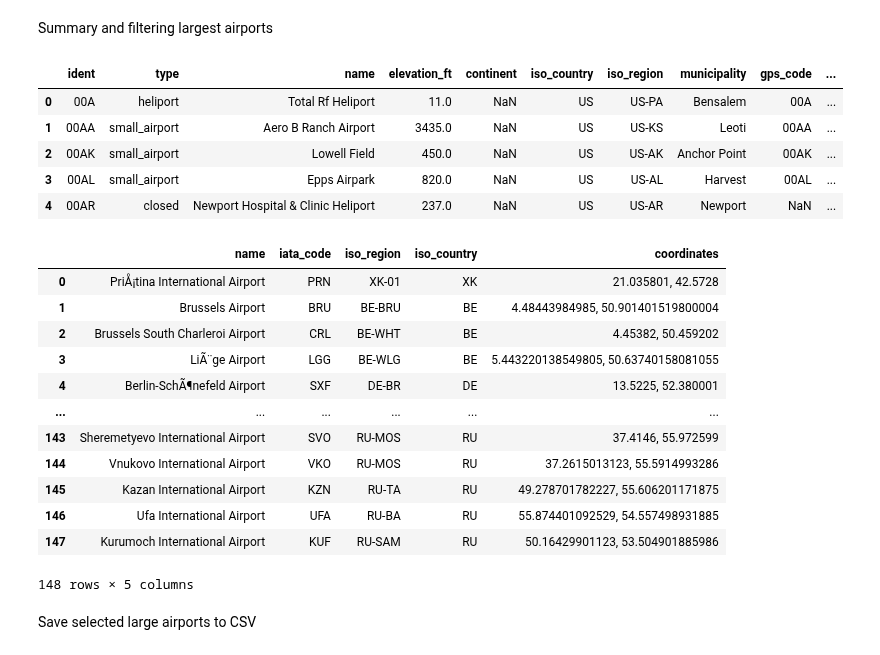
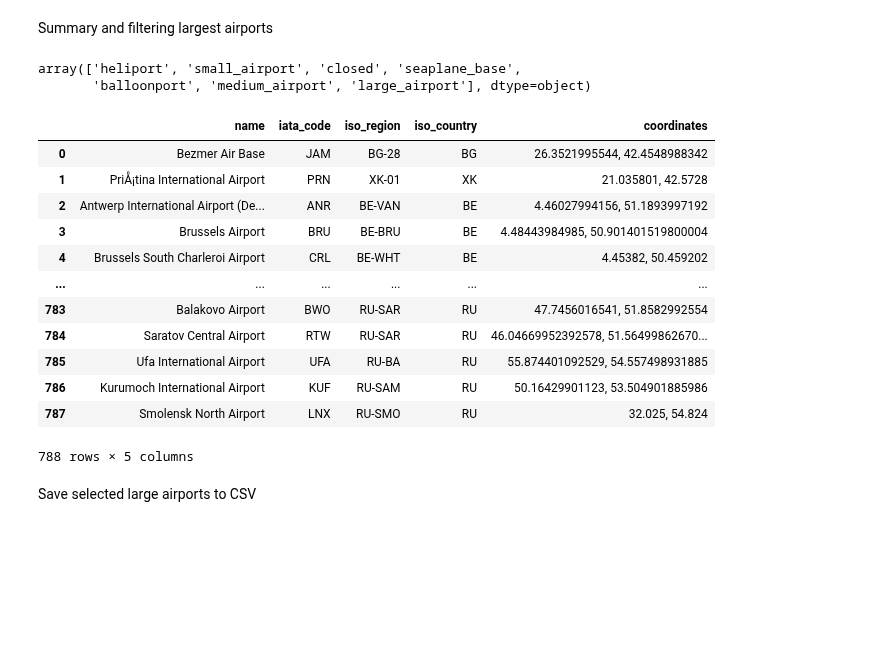
Before and after one commit to RabDou44/DOPP_group18, a Jupyter notebook: airlab_airports_selection.ipynb, the cells around one changed output. Cells and saved outputs as stored; diff of their text form; code cells hidden in the pictures; blank space fills up the shorter version.

```diff
--- a/airlab_airports_selection.ipynb
+++ b/airlab_airports_selection.ipynb
@@ -22,42 +22,38 @@ PATH_IATA_CODES = "./datasets/airport-codes.csv" # we get largest largest airpor
 Summary and filtering largest airports
 # %%
 EURO_IATA_CODES = pd.read_csv(PATH_IATA_CODES)
-EURO_IATA_CODES.head()
+EURO_IATA_CODES['type'].unique()
 # %% [output]
-|  | ident | type | name | elevation_ft | continent | iso_country | iso_region | municipality | gps_code | ... |
-| 0 | 00A | heliport | Total Rf Heliport | 11.0 | NaN | US | US-PA | Bensalem | 00A | ... |
-| 1 | 00AA | small_airport | Aero B Ranch Airport | 3435.0 | NaN | US | US-KS | Leoti | 00AA | ... |
-| 2 | 00AK | small_airport | Lowell Field | 450.0 | NaN | US | US-AK | Anchor Point | 00AK | ... |
-| 3 | 00AL | small_airport | Epps Airpark | 820.0 | NaN | US | US-AL | Harvest | 00AL | ... |
-| 4 | 00AR | closed | Newport Hospital & Clinic Heliport | 237.0 | NaN | US | US-AR | Newport | NaN | ... |
+array(['heliport', 'small_airport', 'closed', 'seaplane_base',
+       'balloonport', 'medium_airport', 'large_airport'], dtype=object)
 # %%
 # EURO_IATA_CODES.loc[EURO_IATA_CODES["type"] == 'large_airport' & EURO_IATA_CODES['continent'] == 'EU']
-EU_LARGE = EURO_IATA_CODES.loc[(EURO_IATA_CODES["type"] == 'large_airport')  &  (EURO_IATA_CODES['continent'].isin(["EU"]) )][["name","iata_code","iso_region","iso_country","coordinates"]]
+EU_LARGE = EURO_IATA_CODES.loc[(EURO_IATA_CODES["type"].isin(['large_airport','medium_airport']))  &  (EURO_IATA_CODES['continent'].isin(["EU"]) )][["name","iata_code","iso_region","iso_country","coordinates"]]
 
 ## exclude islands and unaccessible airports
 
 airports_to_exclude= ["HER", "NaN","PMI", "LPA", "TFS", "TFN"]
 # island countries
 countries_to_exclude = ["IS","IE"]
 
 FINAL_AIRPORTS = EU_LARGE.loc[(~EU_LARGE['iso_country'].isin(countries_to_exclude))
                               & (~EU_LARGE['iata_code'].isin(airports_to_exclude))
                               & (~EU_LARGE['iata_code'].isna())].reset_index(drop=True)
 FINAL_AIRPORTS
 # %% [output]
 |  | name | iata_code | iso_region | iso_country | coordinates |
-| 0 | PriÅ¡tina International Airport | PRN | XK-01 | XK | 21.035801, 42.5728 |
-| 1 | Brussels Airport | BRU | BE-BRU | BE | 4.48443984985, 50.901401519800004 |
-| 2 | Brussels South Charleroi Airport | CRL | BE-WHT | BE | 4.45382, 50.459202 |
-| 3 | LiÃ¨ge Airport | LGG | BE-WLG | BE | 5.443220138549805, 50.63740158081055 |
-| 4 | Berlin-SchÃ¶nefeld Airport | SXF | DE-BR | DE | 13.5225, 52.380001 |
+| 0 | Bezmer Air Base | JAM | BG-28 | BG | 26.3521995544, 42.4548988342 |
+| 1 | PriÅ¡tina International Airport | PRN | XK-01 | XK | 21.035801, 42.5728 |
+| 2 | Antwerp International Airport (De... | ANR | BE-VAN | BE | 4.46027994156, 51.1893997192 |
+| 3 | Brussels Airport | BRU | BE-BRU | BE | 4.48443984985, 50.901401519800004 |
+| 4 | Brussels South Charleroi Airport | CRL | BE-WHT | BE | 4.45382, 50.459202 |
 | ... | ... | ... | ... | ... | ... |
-| 143 | Sheremetyevo International Airport | SVO | RU-MOS | RU | 37.4146, 55.972599 |
-| 144 | Vnukovo International Airport | VKO | RU-MOS | RU | 37.2615013123, 55.5914993286 |
-| 145 | Kazan International Airport | KZN | RU-TA | RU | 49.278701782227, 55.606201171875 |
-| 146 | Ufa International Airport | UFA | RU-BA | RU | 55.874401092529, 54.557498931885 |
-| 147 | Kurumoch International Airport | KUF | RU-SAM | RU | 50.16429901123, 53.504901885986 |
+| 783 | Balakovo Airport | BWO | RU-SAR | RU | 47.7456016541, 51.8582992554 |
+| 784 | Saratov Central Airport | RTW | RU-SAR | RU | 46.04669952392578, 51.56499862670... |
+| 785 | Ufa International Airport | UFA | RU-BA | RU | 55.874401092529, 54.557498931885 |
+| 786 | Kurumoch International Airport | KUF | RU-SAM | RU | 50.16429901123, 53.504901885986 |
+| 787 | Smolensk North Airport | LNX | RU-SMO | RU | 32.025, 54.824 |
-148 rows × 5 columns
+788 rows × 5 columns
 # %% [markdown]
 Save selected large airports to CSV
 # %%
```
Also changed, not shown: parts of 19 cells of this notebook.
